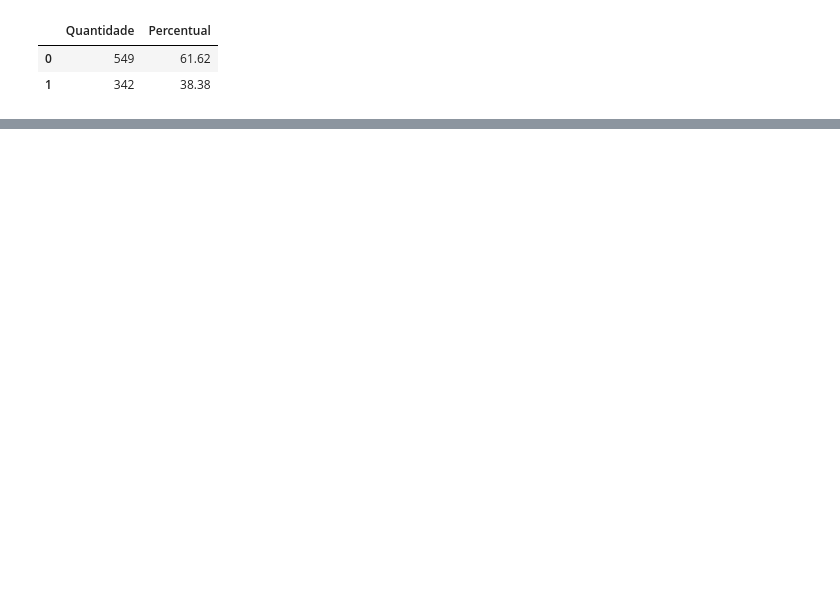
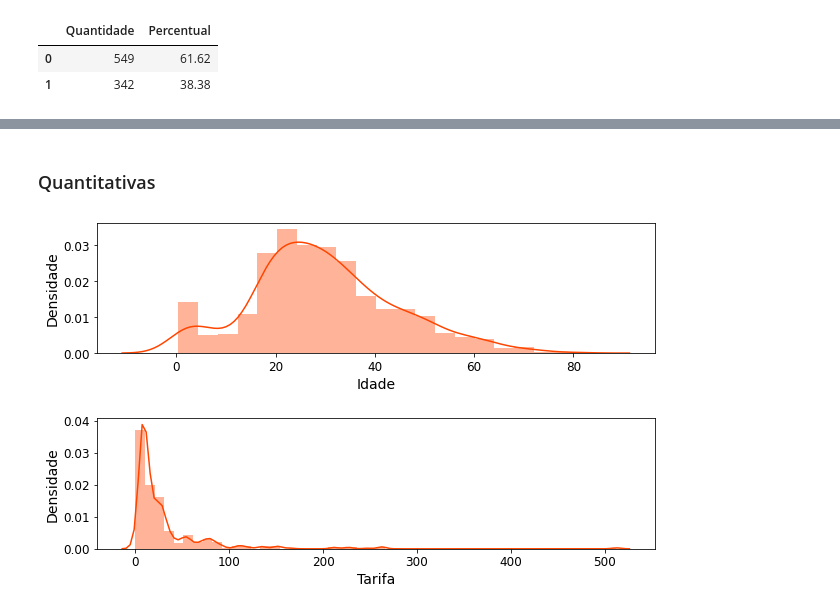
Before and after one commit to barbosarafael/Projetos, a Jupyter notebook: Titanic - Kaggle/notebook_titanic_kaggle.ipynb, the cells around one changed output, grey strips where cells are left out. Saved outputs shown, nothing was run; the diff lists cells and outputs as text; code cells hidden in the pictures; blank space fills up the shorter version.

```diff
--- a/Titanic - Kaggle/notebook_titanic_kaggle.ipynb
+++ b/Titanic - Kaggle/notebook_titanic_kaggle.ipynb
@@ -144,0 +221,28 @@ pd.concat([treino["Survived"].value_counts(),
+# %% [markdown]
+### Quantitativas
+# %%
+plt.figure(figsize = [10, 6])
+
+#---
+
+plt.subplot(2, 1, 1)
+
+sns.distplot(treino["Age"], color = "orangered")
+plt.xlabel("Idade", fontsize = 14, color = "black")
+plt.ylabel("Densidade", fontsize = 14, color = "black")
+plt.tick_params(axis = "x", labelsize = 12, labelcolor = "black")
+plt.tick_params(axis = "y", labelsize = 12, labelcolor = "black")
+
+plt.subplot(2, 1, 2)
+
+sns.distplot(treino["Fare"], color = "orangered")
+plt.xlabel("Tarifa", fontsize = 14, color = "black")
+plt.ylabel("Densidade", fontsize = 14, color = "black")
+plt.tick_params(axis = "x", labelsize = 12, labelcolor = "black")
+plt.tick_params(axis = "y", labelsize = 12, labelcolor = "black")
+
+
+plt.subplots_adjust(hspace = 0.5)
+plt.show()
+# %% [output]
+[figure, added]
```
Also changed, not shown: parts of 21 cells of this notebook.
